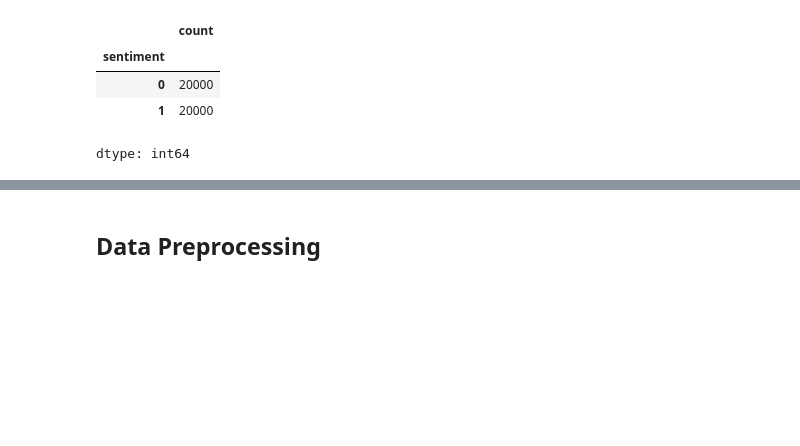
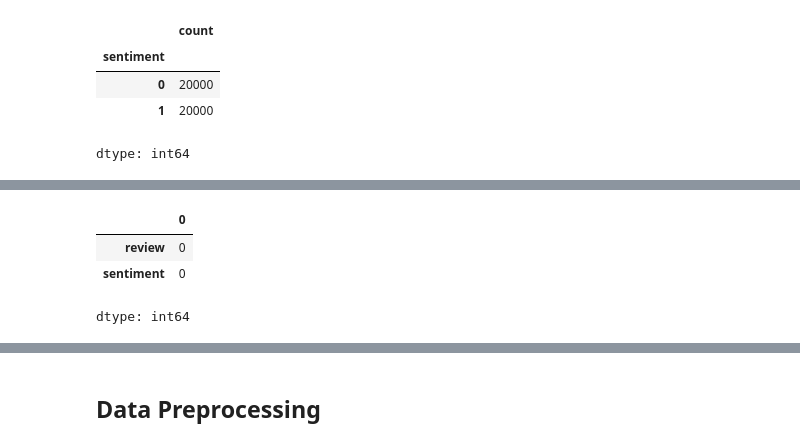
Before and after one commit to machiwao/CCMACLRL_PROJECT_COM222, a Jupyter notebook: project_implementation.ipynb, the cells around one changed output, grey strips where cells are left out. Saved outputs shown, nothing was run; the diff lists cells and outputs as text; code cells hidden in the pictures; blank space fills up the shorter version.

```diff
--- a/project_implementation.ipynb
+++ b/project_implementation.ipynb
@@ -106,0 +136,7 @@ dtype: int64
+# %%
+df_test_1.isnull().sum()
+# %% [output]
+|  | 0 |
+| review | 0 |
+| sentiment | 0 |
+dtype: int64
```
Also changed, not shown: parts of 37 cells of this notebook.
